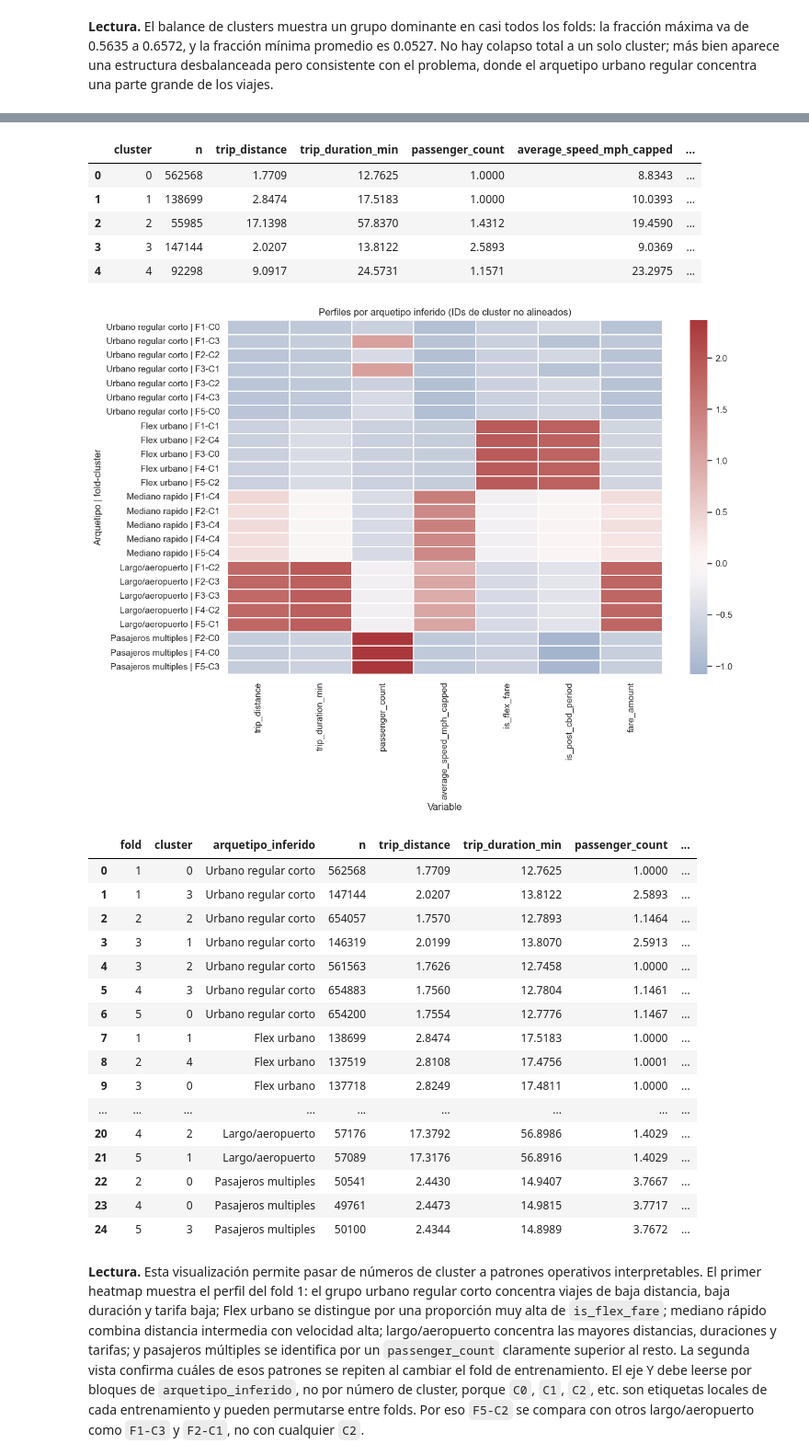
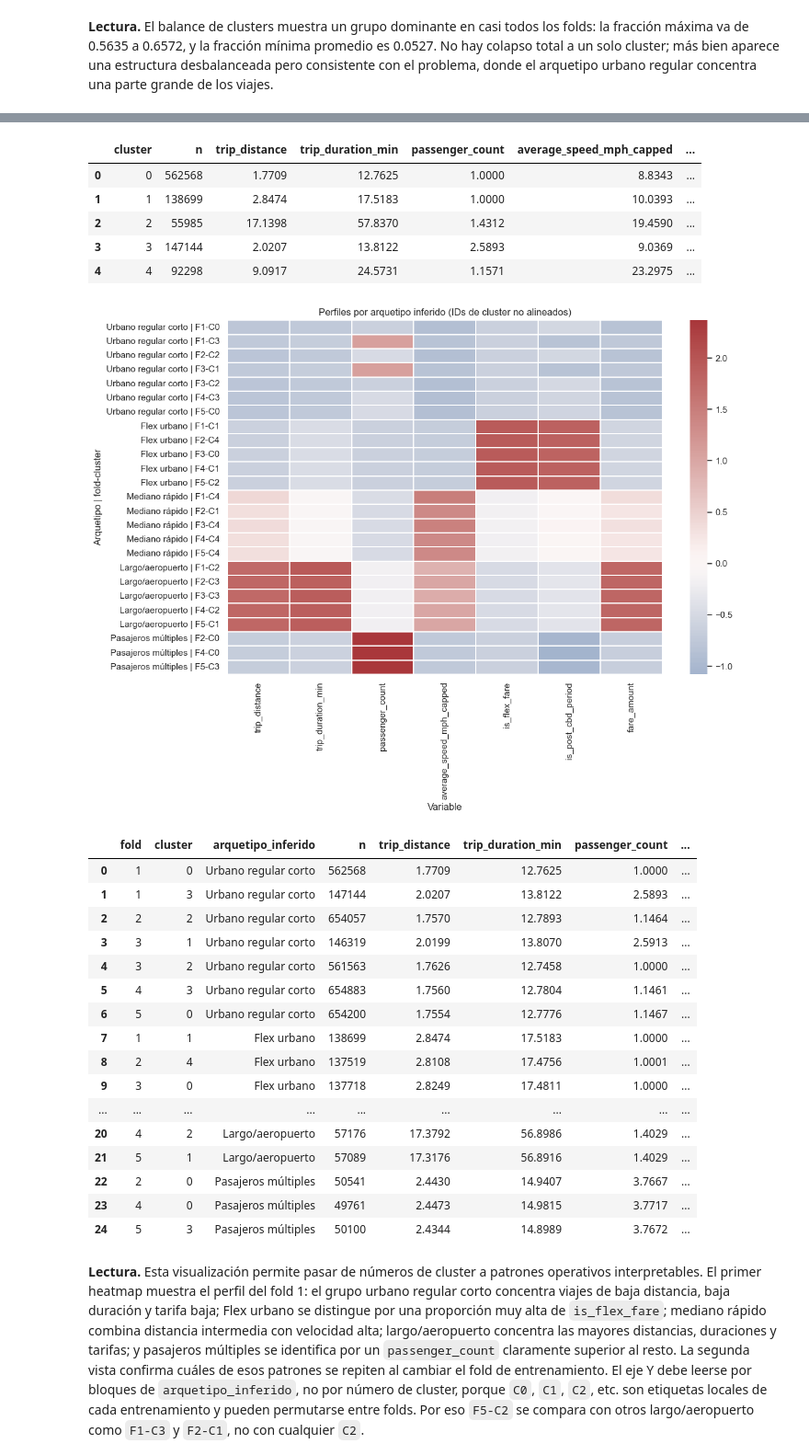
Before and after one commit to jjmonsalveg/big-data-mna, a Jupyter notebook: sem9/Actividad5_A01840272.ipynb, the cells around one changed output, grey strips where cells are left out. Shown at 92% size. Saved outputs shown, nothing was run; the diff lists cells and outputs as text; code cells hidden in the pictures.

```diff
--- a/sem9/Actividad5_A01840272.ipynb
+++ b/sem9/Actividad5_A01840272.ipynb
@@ -1563,17 +1601,17 @@ def infer_archetype(row):
     if row["trip_distance"] >= 12 and row[TARGET] >= 50:
         return "Largo/aeropuerto"
     if row["passenger_count"] >= 3:
-        return "Pasajeros multiples"
+        return "Pasajeros múltiples"
     if row["trip_distance"] >= 7 and row["average_speed_mph_capped"] >= 18:
-        return "Mediano rapido"
+        return "Mediano rápido"
     return "Urbano regular corto"
 
 archetype_order = {
     "Urbano regular corto": 0,
     "Flex urbano": 1,
-    "Mediano rapido": 2,
+    "Mediano rápido": 2,
     "Largo/aeropuerto": 3,
-    "Pasajeros multiples": 4,
+    "Pasajeros múltiples": 4,
 }
 
 profile_all_plot = cluster_profile_all_df.copy()
@@ -1598,36 +1636,36 @@ sns.heatmap(profile_all_z, cmap="vlag", center=0, linewidths=0.25, linecolor="wh
 plt.title("Perfiles por arquetipo inferido (IDs de cluster no alineados)")
 plt.xlabel("Variable")
 plt.ylabel("Arquetipo | fold-cluster")
 plt.tight_layout()
 plt.show()
 
 display(archetype_map_df.round(4))
 # %% [output]
 [figure]
 |  | cluster | n | trip_distance | trip_duration_min | passenger_count | average_speed_mph_capped | ... |
 | 0 | 0 | 562568 | 1.7709 | 12.7625 | 1.0000 | 8.8343 | ... |
 | 1 | 1 | 138699 | 2.8474 | 17.5183 | 1.0000 | 10.0393 | ... |
 | 2 | 2 | 55985 | 17.1398 | 57.8370 | 1.4312 | 19.4590 | ... |
 | 3 | 3 | 147144 | 2.0207 | 13.8122 | 2.5893 | 9.0369 | ... |
 | 4 | 4 | 92298 | 9.0917 | 24.5731 | 1.1571 | 23.2975 | ... |
 [figure]
 |  | fold | cluster | arquetipo_inferido | n | trip_distance | trip_duration_min | passenger_count | ... |
 | 0 | 1 | 0 | Urbano regular corto | 562568 | 1.7709 | 12.7625 | 1.0000 | ... |
 | 1 | 1 | 3 | Urbano regular corto | 147144 | 2.0207 | 13.8122 | 2.5893 | ... |
 | 2 | 2 | 2 | Urbano regular corto | 654057 | 1.7570 | 12.7893 | 1.1464 | ... |
 | 3 | 3 | 1 | Urbano regular corto | 146319 | 2.0199 | 13.8070 | 2.5913 | ... |
 | 4 | 3 | 2 | Urbano regular corto | 561563 | 1.7626 | 12.7458 | 1.0000 | ... |
 | 5 | 4 | 3 | Urbano regular corto | 654883 | 1.7560 | 12.7804 | 1.1461 | ... |
 | 6 | 5 | 0 | Urbano regular corto | 654200 | 1.7554 | 12.7776 | 1.1467 | ... |
 | 7 | 1 | 1 | Flex urbano | 138699 | 2.8474 | 17.5183 | 1.0000 | ... |
 | 8 | 2 | 4 | Flex urbano | 137519 | 2.8108 | 17.4756 | 1.0001 | ... |
 | 9 | 3 | 0 | Flex urbano | 137718 | 2.8249 | 17.4811 | 1.0000 | ... |
 | ... | ... | ... | ... | ... | ... | ... | ... | ... |
 | 20 | 4 | 2 | Largo/aeropuerto | 57176 | 17.3792 | 56.8986 | 1.4029 | ... |
 | 21 | 5 | 1 | Largo/aeropuerto | 57089 | 17.3176 | 56.8916 | 1.4029 | ... |
-| 22 | 2 | 0 | Pasajeros multiples | 50541 | 2.4430 | 14.9407 | 3.7667 | ... |
-| 23 | 4 | 0 | Pasajeros multiples | 49761 | 2.4473 | 14.9815 | 3.7717 | ... |
-| 24 | 5 | 3 | Pasajeros multiples | 50100 | 2.4344 | 14.8989 | 3.7672 | ... |
+| 22 | 2 | 0 | Pasajeros múltiples | 50541 | 2.4430 | 14.9407 | 3.7667 | ... |
+| 23 | 4 | 0 | Pasajeros múltiples | 49761 | 2.4473 | 14.9815 | 3.7717 | ... |
+| 24 | 5 | 3 | Pasajeros múltiples | 50100 | 2.4344 | 14.8989 | 3.7672 | ... |
 # %% [markdown]
 **Lectura.** Esta visualización permite pasar de números de cluster a patrones operativos interpretables. El primer heatmap muestra el perfil del fold 1: el grupo urbano regular corto concentra viajes de baja distancia, baja duración y tarifa baja; Flex urbano se distingue por una proporción muy alta de `is_flex_fare`; mediano rápido combina distancia intermedia con velocidad alta; largo/aeropuerto concentra las mayores distancias, duraciones y tarifas; y pasajeros múltiples se identifica por un `passenger_count` claramente superior al resto. La segunda vista confirma cuáles de esos patrones se repiten al cambiar el fold de entrenamiento. El eje Y debe leerse por bloques de `arquetipo_inferido`, no por número de cluster, porque `C0`, `C1`, `C2`, etc. son etiquetas locales de cada entrenamiento y pueden permutarse entre folds. Por eso `F5-C2` se compara con otros largo/aeropuerto como `F1-C3` y `F2-C1`, no con cualquier `C2`.
 
```
Also changed, not shown: parts of 26 cells of this notebook.
